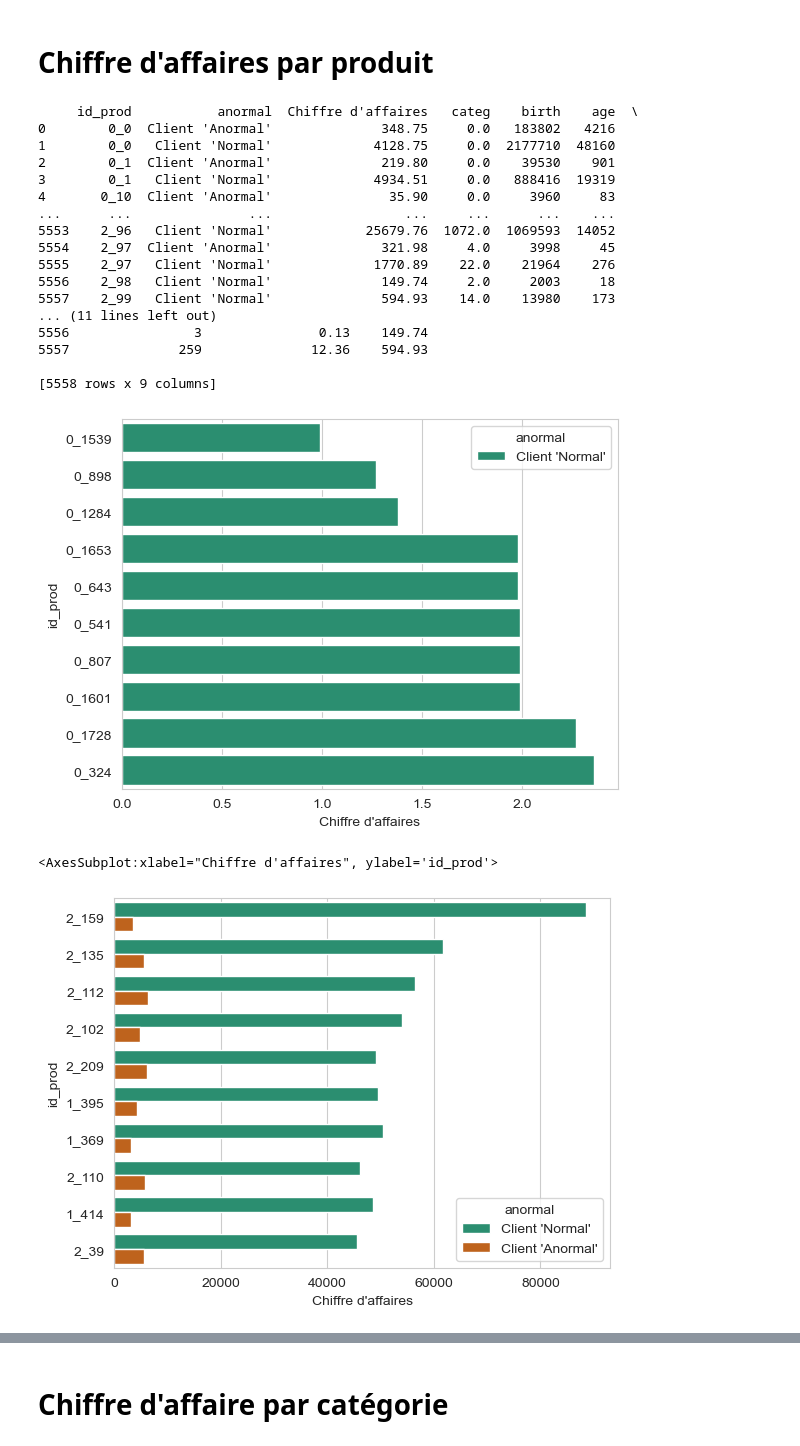
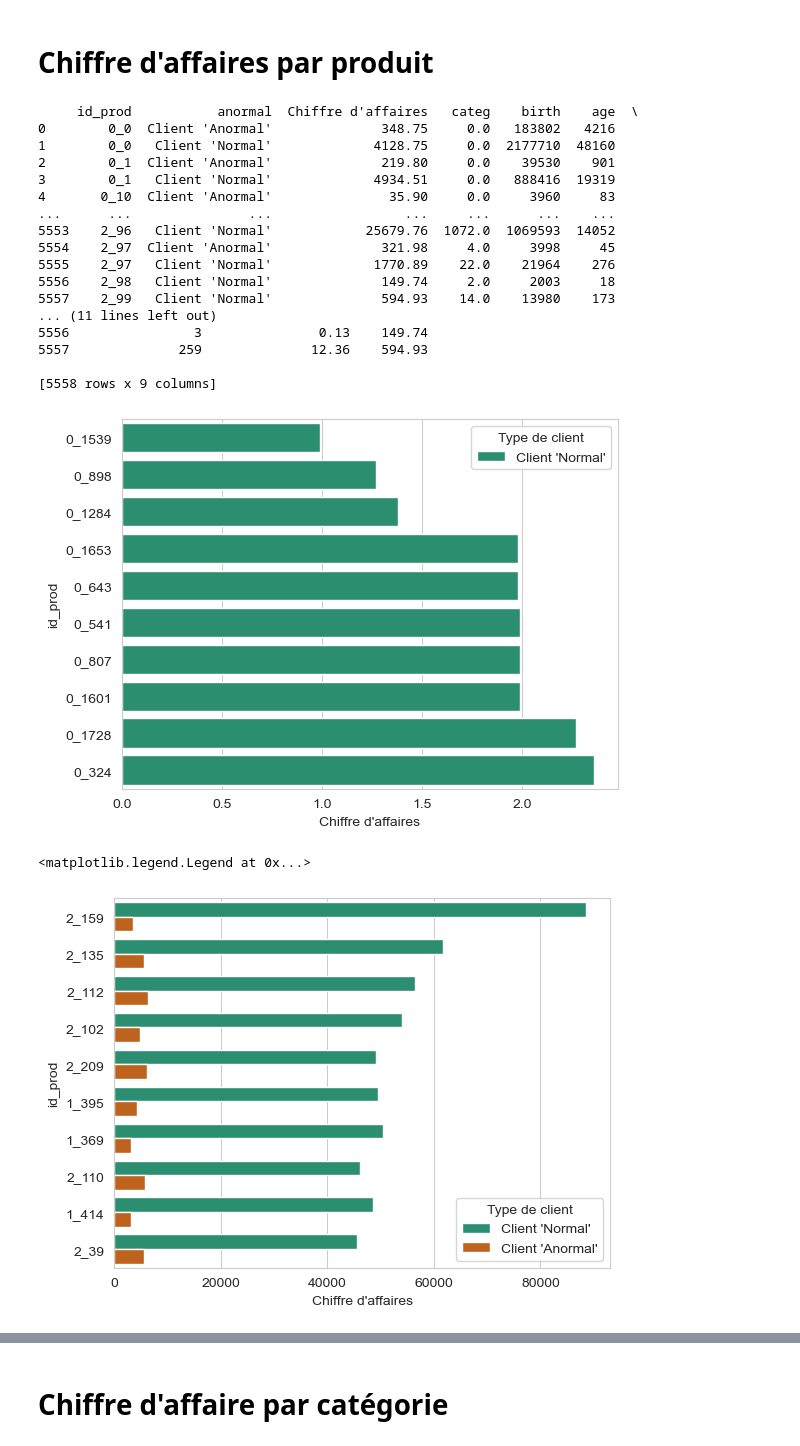
Before and after one commit to Sumoka14/Projet-n-6, a Jupyter notebook: Projet n°6.ipynb, the cells around one changed output, grey strips where cells are left out. Cells and saved outputs as stored; diff of their text form; code cells hidden in the pictures.

```diff
--- a/Projet n°6.ipynb
+++ b/Projet n°6.ipynb
@@ -390,7 +390,7 @@ tableTotale['date_inscription'] = np.where(tableTotale['date_inscription']<'2021
                                            tableTotale['date_inscription'])
 
 
-tableTotale['ventes_mensuelles'] = round(tableTotale['nombre d\'achats'] / (((tableTotale['date'].max() - tableTotale['date_inscription'])/np.timedelta64(1, 'M'))),2)
+tableTotale['ventes_mensuelles'] = round(tableTotale['nombre d\'achats'] / ((tableTotale['date'].max() - tableTotale['date_inscription'])/np.timedelta64(1, 'M')),2)
 
 print(tableTotale.describe(datetime_is_numeric=True))
 print(tableTotale.sort_values(by='price'))
@@ -455,33 +455,35 @@ chiffreAffaireProduit.set_index('date')
 chiffreAffaireProduit.index = pd.to_datetime(chiffreAffaireProduit.index)
 chiffreAffaireProduit = chiffreAffaireProduit.groupby(['id_prod','anormal']).sum().reset_index().sort_values(by='price').rename(columns={"price": "Chiffre d'affaires"})
 
 chiffreAffaireProduit['SumAll'] = chiffreAffaireProduit["Chiffre d'affaires"].groupby(chiffreAffaireProduit['id_prod']).transform('sum')
 print(chiffreAffaireProduit.sort_values(by='id_prod'))
 
 chiffreAffaireProduit = chiffreAffaireProduit.sort_values(by='SumAll')
 sns.barplot(x="Chiffre d'affaires", y="id_prod", data=chiffreAffaireProduit.head(10), hue='anormal')
+plt.legend(title='Type de client')
 plt.show()
 
 chiffreAffaireProduit = chiffreAffaireProduit.sort_values(by='SumAll',ascending=False)
 sns.barplot(x="Chiffre d'affaires", y="id_prod", data=chiffreAffaireProduit.head(20), hue='anormal')
+plt.legend(title='Type de client')
 # %% [output]
      id_prod           anormal  Chiffre d'affaires   categ    birth    age  \
 0        0_0  Client 'Anormal'              348.75     0.0   183802   4216
 1        0_0   Client 'Normal'             4128.75     0.0  2177710  48160
 2        0_1  Client 'Anormal'              219.80     0.0    39530    901
 3        0_1   Client 'Normal'             4934.51     0.0   888416  19319
 4       0_10  Client 'Anormal'               35.90     0.0     3960     83
 ...      ...               ...                 ...     ...      ...    ...
 5553    2_96   Client 'Normal'            25679.76  1072.0  1069593  14052
 5554    2_97  Client 'Anormal'              321.98     4.0     3998     45
 5555    2_97   Client 'Normal'             1770.89    22.0    21964    276
 5556    2_98   Client 'Normal'              149.74     2.0     2003     18
 5557    2_99   Client 'Normal'              594.93    14.0    13980    173
 ... (11 lines left out)
 5556                3               0.13    149.74
 5557              259              12.36    594.93
 
 [5558 rows x 9 columns]
-[figure, old version]
+[figure, new version]
-<AxesSubplot:xlabel="Chiffre d'affaires", ylabel='id_prod'>
+<matplotlib.legend.Legend at 0x...>
-[figure, old version]
+[figure, new version]
```
Also changed, not shown: parts of 8 cells of this notebook.
